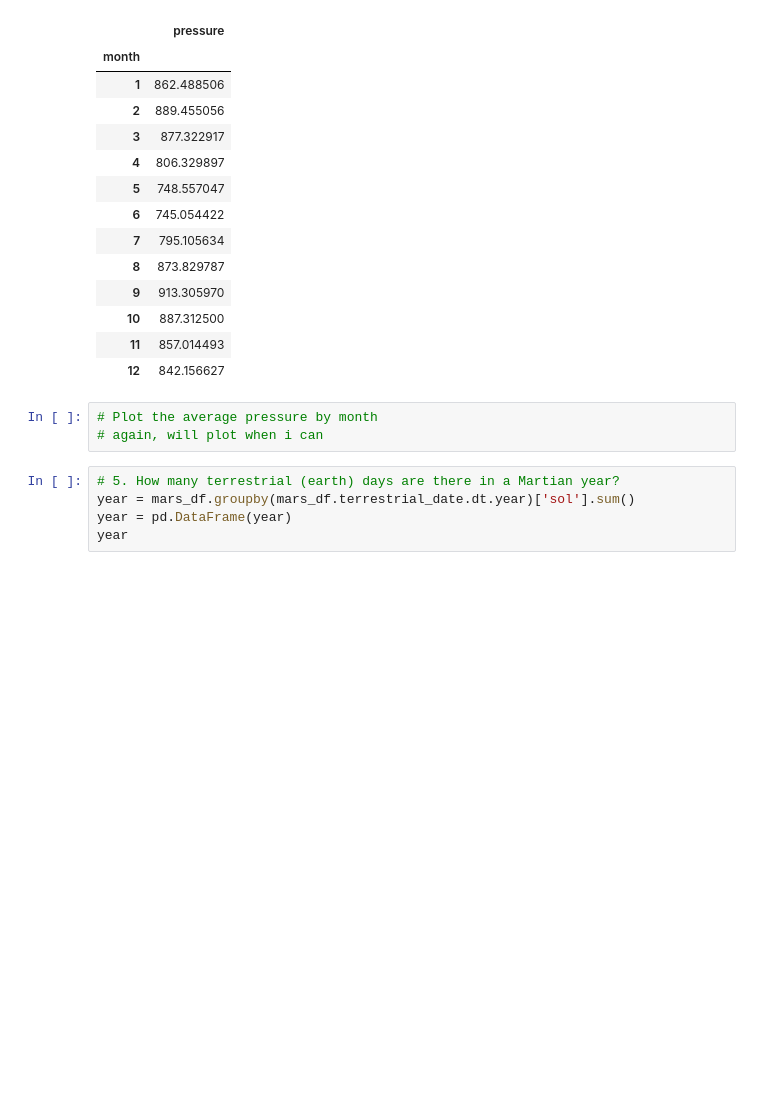
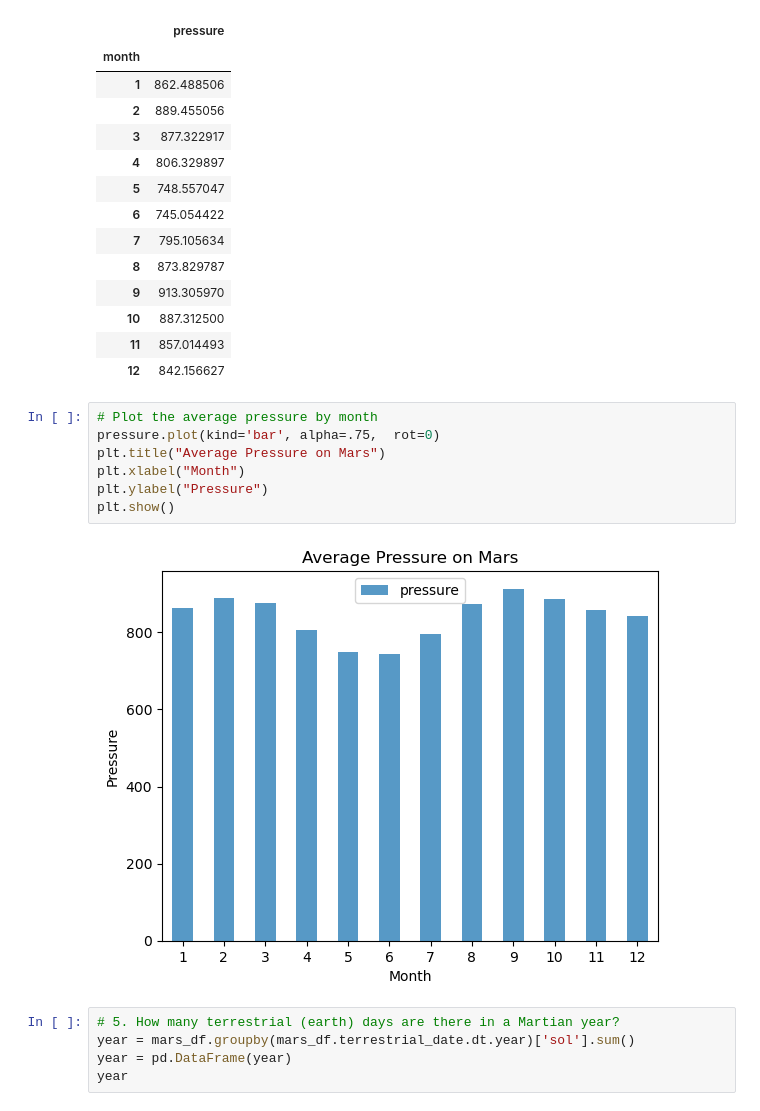
Before and after one commit to mvogel3/web-scraping-challenge, a Jupyter notebook: Analysis/part_2_mars_weather.ipynb, the cells around one changed output. Drawn from its saved outputs; the diff is of its cells as text; blank space fills up the shorter version.

```diff
--- a/Analysis/part_2_mars_weather.ipynb
+++ b/Analysis/part_2_mars_weather.ipynb
@@ -230,9 +234,15 @@ pressure
 | 10 | 887.312500 |
 | 11 | 857.014493 |
 | 12 | 842.156627 |
-# %%
-# Plot the average pressure by month
-# again, will plot when i can
+# %%
+# Plot the average pressure by month
+pressure.plot(kind='bar', alpha=.75,  rot=0)
+plt.title("Average Pressure on Mars")
+plt.xlabel("Month")
+plt.ylabel("Pressure")
+plt.show()
+# %% [output]
+[figure, added]
 # %%
 # 5. How many terrestrial (earth) days are there in a Martian year?
 year = mars_df.groupby(mars_df.terrestrial_date.dt.year)['sol'].sum()
```
Also changed, not shown: parts of 3 cells of this notebook.
